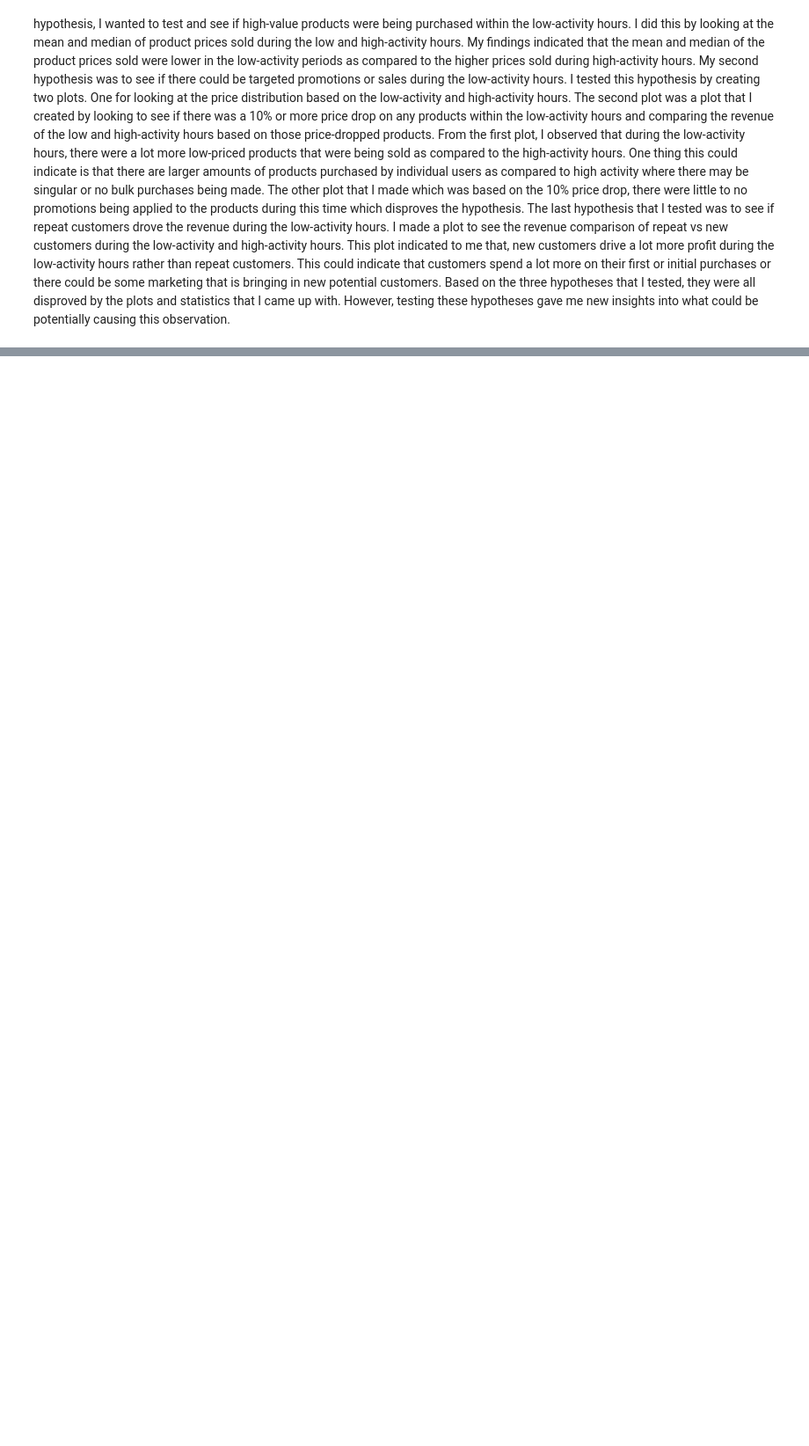
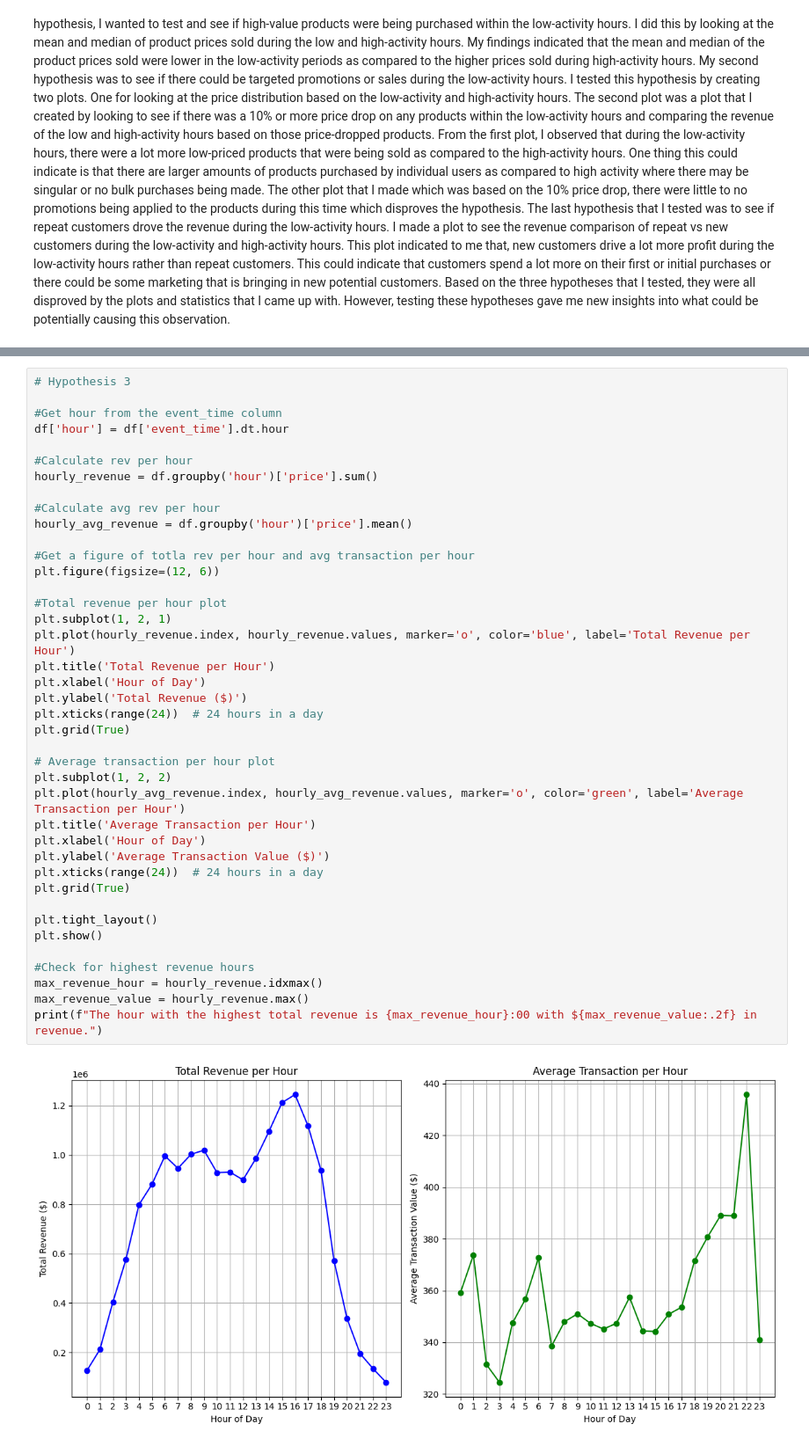
Before and after one commit to abaig32/Purchasing-Patterns-and-Behavior, a Jupyter notebook: E-Commerce Behavior Dataset/notebooks/investigations.ipynb, the cells around one changed output, grey strips where cells are left out. Shown: that part at 88% size. Drawn from its saved outputs; the diff is of its cells as text; blank space fills up the shorter version.

```diff
--- a/E-Commerce Behavior Dataset/notebooks/investigations.ipynb
+++ b/E-Commerce Behavior Dataset/notebooks/investigations.ipynb
@@ -131,0 +228,42 @@ After testing all 3 of the hypotheses, they each gave me an outcome that directl
+# %%
+# Hypothesis 3
+
+#Get hour from the event_time column
+df['hour'] = df['event_time'].dt.hour
+
+#Calculate rev per hour
+hourly_revenue = df.groupby('hour')['price'].sum()
+
+#Calculate avg rev per hour
+hourly_avg_revenue = df.groupby('hour')['price'].mean()
+
+#Get a figure of totla rev per hour and avg transaction per hour
+plt.figure(figsize=(12, 6))
+
+#Total revenue per hour plot
+plt.subplot(1, 2, 1)
+plt.plot(hourly_revenue.index, hourly_revenue.values, marker='o', color='blue', label='Total Revenue per Hour')
+plt.title('Total Revenue per Hour')
+plt.xlabel('Hour of Day')
+plt.ylabel('Total Revenue ($)')
+plt.xticks(range(24))  # 24 hours in a day
+plt.grid(True)
+
+# Average transaction per hour plot
+plt.subplot(1, 2, 2)
+plt.plot(hourly_avg_revenue.index, hourly_avg_revenue.values, marker='o', color='green', label='Average Transaction per Hour')
+plt.title('Average Transaction per Hour')
+plt.xlabel('Hour of Day')
+plt.ylabel('Average Transaction Value ($)')
+plt.xticks(range(24))  # 24 hours in a day
+plt.grid(True)
+
+plt.tight_layout()
+plt.show()
+
+#Check for highest revenue hours
+max_revenue_hour = hourly_revenue.idxmax()
+max_revenue_value = hourly_revenue.max()
+print(f"The hour with the highest total revenue is {max_revenue_hour}:00 with ${max_revenue_value:.2f} in revenue.")
+# %% [output]
+[figure, added]
```
Also changed, not shown: parts of 5 cells of this notebook.
